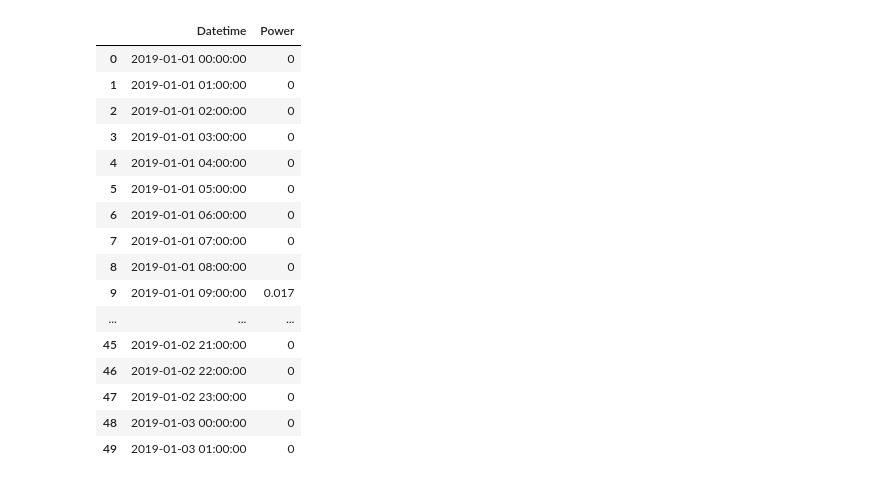
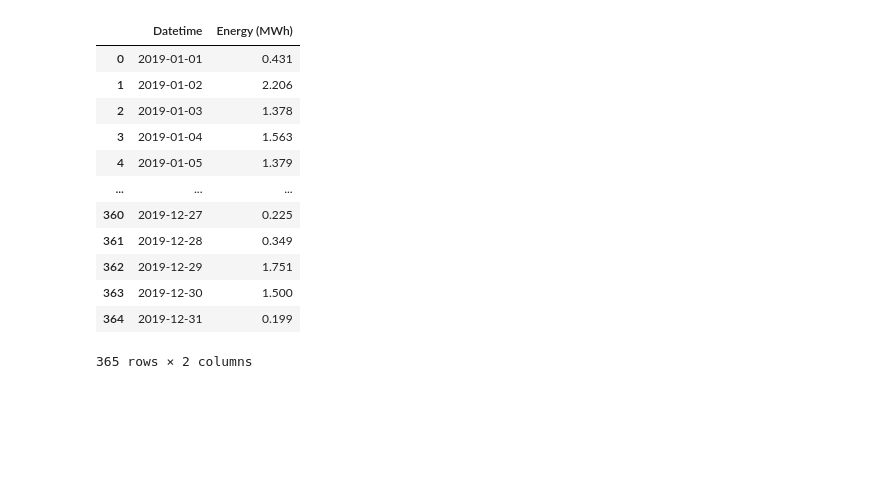
Before and after one commit to YuanJianhao508/3YP_LEO_PowerGroup, a Jupyter notebook: Solar generation data.ipynb, the cells around one changed output. Drawn from its saved outputs; the diff is of its cells as text; code cells hidden in the pictures; blank space fills up the shorter version.

```diff
--- a/Solar generation data.ipynb
+++ b/Solar generation data.ipynb
@@ -6,34 +6,36 @@ import matplotlib.pyplot as plt
 import matplotlib.cm as cm
 import datetime
 
-# set total capacity in kWh
-#cap =
+# set total capacity in MW
+cap = 18.56
 
 # import and rearange data
 df_raw = pd.read_excel (r'C:\Users\Connor Trewhella\Documents\3YP\ninja_pv_45_1kW.xlsx')
 df_useful = df_raw.tail(8760)
 df_useful.reset_index(inplace=True)
-df_useful = df_useful.rename(columns={'# Renewables.ninja Solar PV (Point API) - 51.658': 'Datetime', 'Unnamed: 2': 'Power'})
-df_pwr_hourly = df_useful[["Datetime", "Power"]]      # note: this is also hourly energy (kWh)
-df_pwr_hourly.set_index(pd.to_datetime(df_pwr_hourly['Datetime']))
-#df_energy_daily = df_pwr_hourly.resample('24H').sum()
-#df_energy_daily.head(50)
-df_pwr_hourly.head(50)
+df_useful = df_useful.rename(columns={'# Renewables.ninja Solar PV (Point API) - 51.658': 'Datetime', 'Unnamed: 2': 'Power (MW)'})
+df_useful["Power(MW)"] = df_useful["Power (MW)"] * cap
+
+# get hourly power
+df_pwr_hourly = df_useful[["Datetime", "Power (MW)"]]      # note: this is also hourly energy (kWh)
+#df_pwr_hourly.set_index(pd.to_datetime(df_pwr_hourly['Datetime']))
+
+# get daily energy
+df_energy_daily = df_pwr_hourly.groupby(pd.Grouper(key='Datetime', freq='1D')).sum().reset_index()
+df_energy_daily = df_energy_daily.rename(columns={'Power (MW)': 'Energy (MWh)'})
-# %% [output]
-|  | Datetime | Power |
-| 0 | 2019-01-01 00:00:00 | 0 |
-| 1 | 2019-01-01 01:00:00 | 0 |
-| 2 | 2019-01-01 02:00:00 | 0 |
-| 3 | 2019-01-01 03:00:00 | 0 |
-| 4 | 2019-01-01 04:00:00 | 0 |
-| 5 | 2019-01-01 05:00:00 | 0 |
-| 6 | 2019-01-01 06:00:00 | 0 |
-| 7 | 2019-01-01 07:00:00 | 0 |
-| 8 | 2019-01-01 08:00:00 | 0 |
-| 9 | 2019-01-01 09:00:00 | 0.017 |
-| ... | ... | ... |
-| 45 | 2019-01-02 21:00:00 | 0 |
-| 46 | 2019-01-02 22:00:00 | 0 |
-| 47 | 2019-01-02 23:00:00 | 0 |
-| 48 | 2019-01-03 00:00:00 | 0 |
-| 49 | 2019-01-03 01:00:00 | 0 |
+# %%
+df_energy_daily
+# %% [output]
+|  | Datetime | Energy (MWh) |
+| 0 | 2019-01-01 | 0.431 |
+| 1 | 2019-01-02 | 2.206 |
+| 2 | 2019-01-03 | 1.378 |
+| 3 | 2019-01-04 | 1.563 |
+| 4 | 2019-01-05 | 1.379 |
+| ... | ... | ... |
+| 360 | 2019-12-27 | 0.225 |
+| 361 | 2019-12-28 | 0.349 |
+| 362 | 2019-12-29 | 1.751 |
+| 363 | 2019-12-30 | 1.500 |
+| 364 | 2019-12-31 | 0.199 |
+365 rows × 2 columns
```
Also changed, not shown: parts of 2 cells of this notebook.
